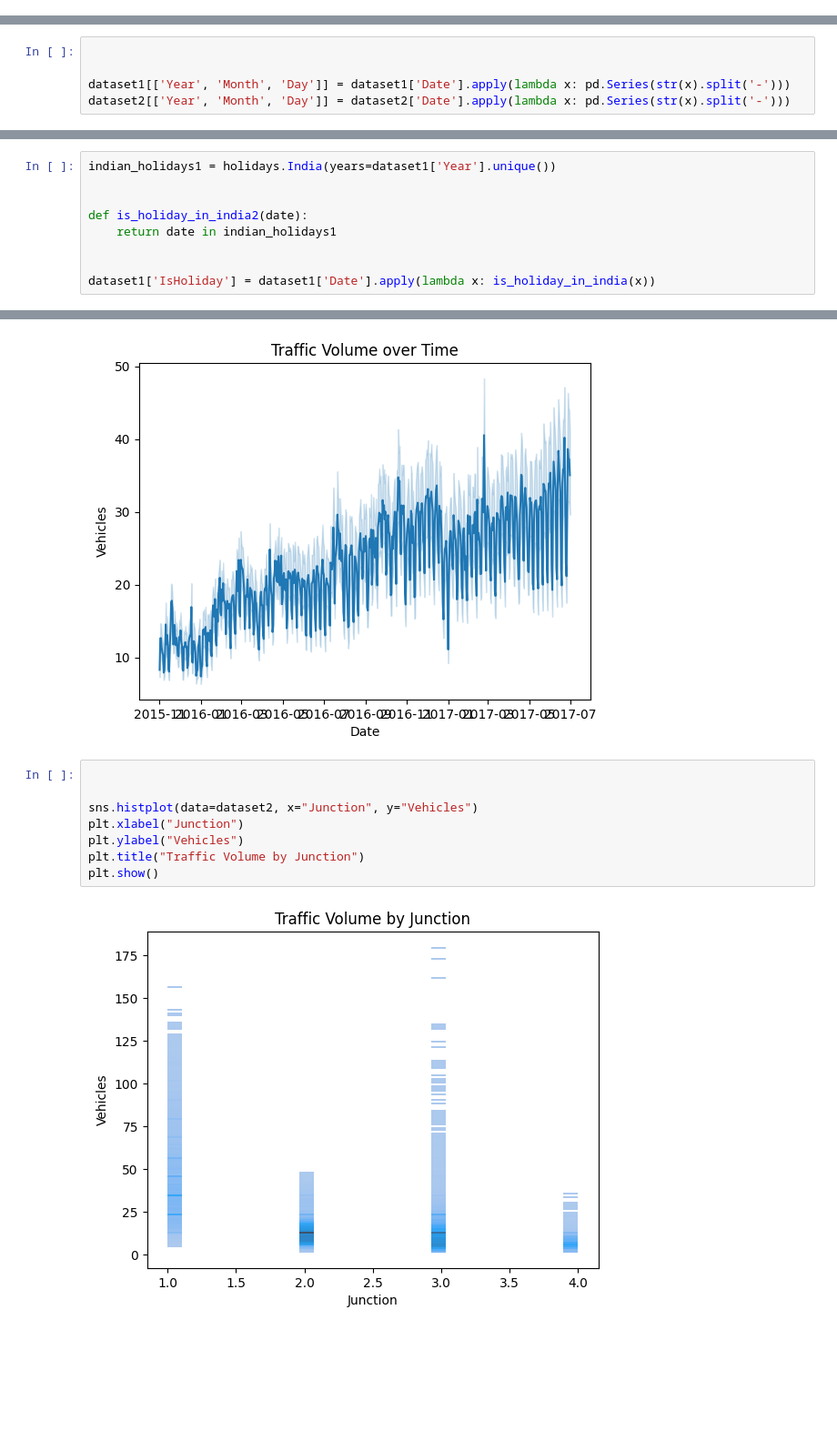
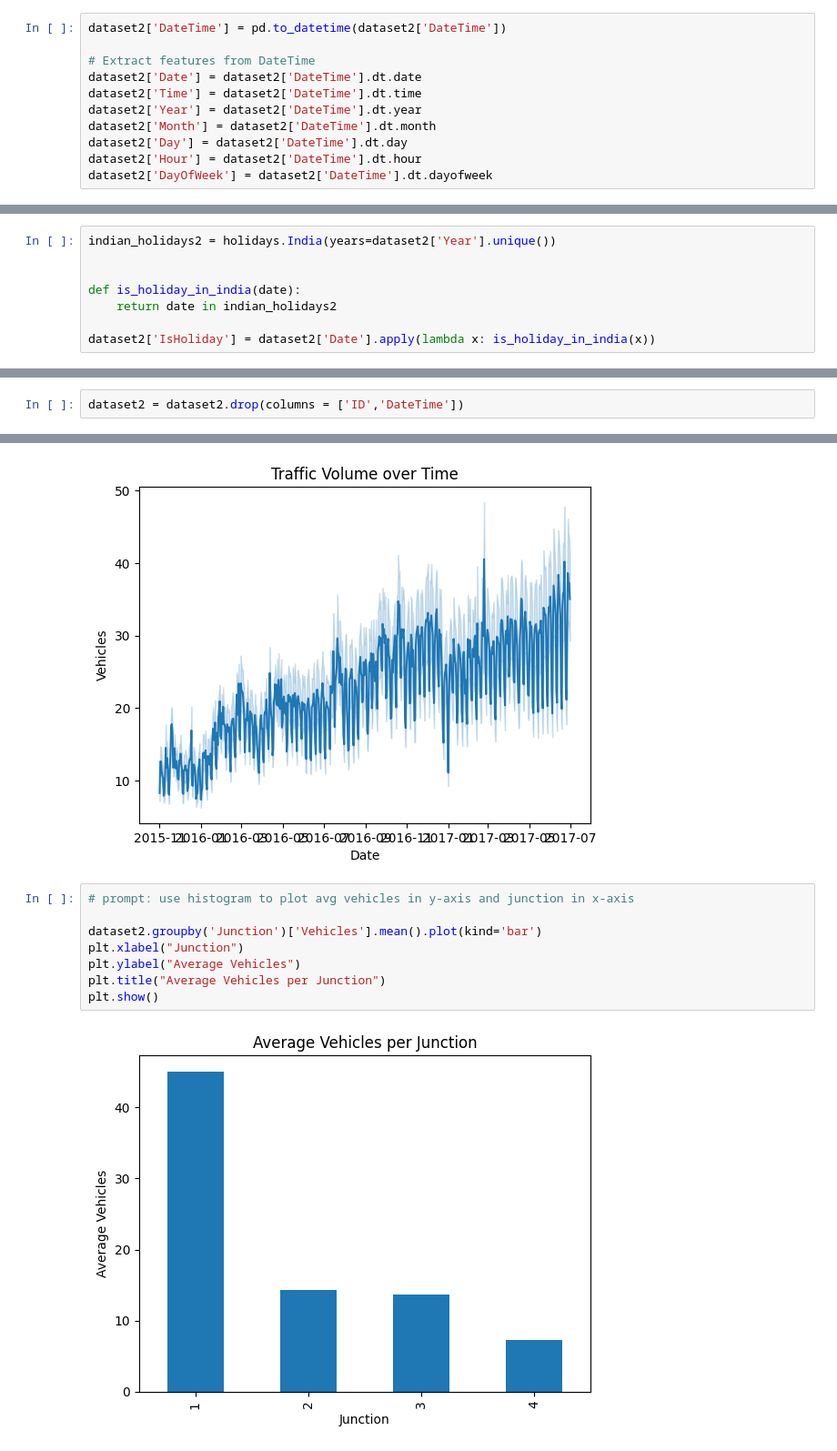
Before and after one commit to sagarhv001/smart_city, a Jupyter notebook: smart_city_project.ipynb, the cells around one changed output, grey strips where cells are left out. Shown: that part at 91% size. Cells and saved outputs as stored; diff of their text form; blank space fills up the shorter version.

```diff
--- a/smart_city_project.ipynb
+++ b/smart_city_project.ipynb
@@ -172,3 +90,14 @@ dataset1
+# %%
+dataset2['DateTime'] = pd.to_datetime(dataset2['DateTime'])
+
+# Extract features from DateTime
+dataset2['Date'] = dataset2['DateTime'].dt.date
+dataset2['Time'] = dataset2['DateTime'].dt.time
+dataset2['Year'] = dataset2['DateTime'].dt.year
+dataset2['Month'] = dataset2['DateTime'].dt.month
+dataset2['Day'] = dataset2['DateTime'].dt.day
+dataset2['Hour'] = dataset2['DateTime'].dt.hour
+dataset2['DayOfWeek'] = dataset2['DateTime'].dt.dayofweek
 # %%
 dataset2
 # %% [output]
@@ -188,5 +116,0 @@ dataset2
-# %%
-
-
-dataset1[['Year', 'Month', 'Day']] = dataset1['Date'].apply(lambda x: pd.Series(str(x).split('-')))
-dataset2[['Year', 'Month', 'Day']] = dataset2['Date'].apply(lambda x: pd.Series(str(x).split('-')))
@@ -225,9 +117,8 @@ dataset2
 # %%
-indian_holidays1 = holidays.India(years=dataset1['Year'].unique())
+indian_holidays2 = holidays.India(years=dataset2['Year'].unique())
 
 
-def is_holiday_in_india2(date):
-    return date in indian_holidays1
+def is_holiday_in_india(date):
+    return date in indian_holidays2
 
-
-dataset1['IsHoliday'] = dataset1['Date'].apply(lambda x: is_holiday_in_india(x))
+dataset2['IsHoliday'] = dataset2['Date'].apply(lambda x: is_holiday_in_india(x))
@@ -264,3 +125,5 @@ dataset1
+# %%
+dataset2 = dataset2.drop(columns = ['ID','DateTime'])
 # %%
 dataset2
 # %% [output]
@@ -287,12 +150,12 @@ plt.show()
 # %% [output]
 [figure]
 # %%
+# prompt: use histogram to plot avg vehicles in y-axis and junction in x-axis
 
-
-sns.histplot(data=dataset2, x="Junction", y="Vehicles")
+dataset2.groupby('Junction')['Vehicles'].mean().plot(kind='bar')
 plt.xlabel("Junction")
-plt.ylabel("Vehicles")
-plt.title("Traffic Volume by Junction")
+plt.ylabel("Average Vehicles")
+plt.title("Average Vehicles per Junction")
 plt.show()
 # %% [output]
-[figure, old version]
+[figure, new version]
```
Also changed, not shown: parts of 25 cells of this notebook.
